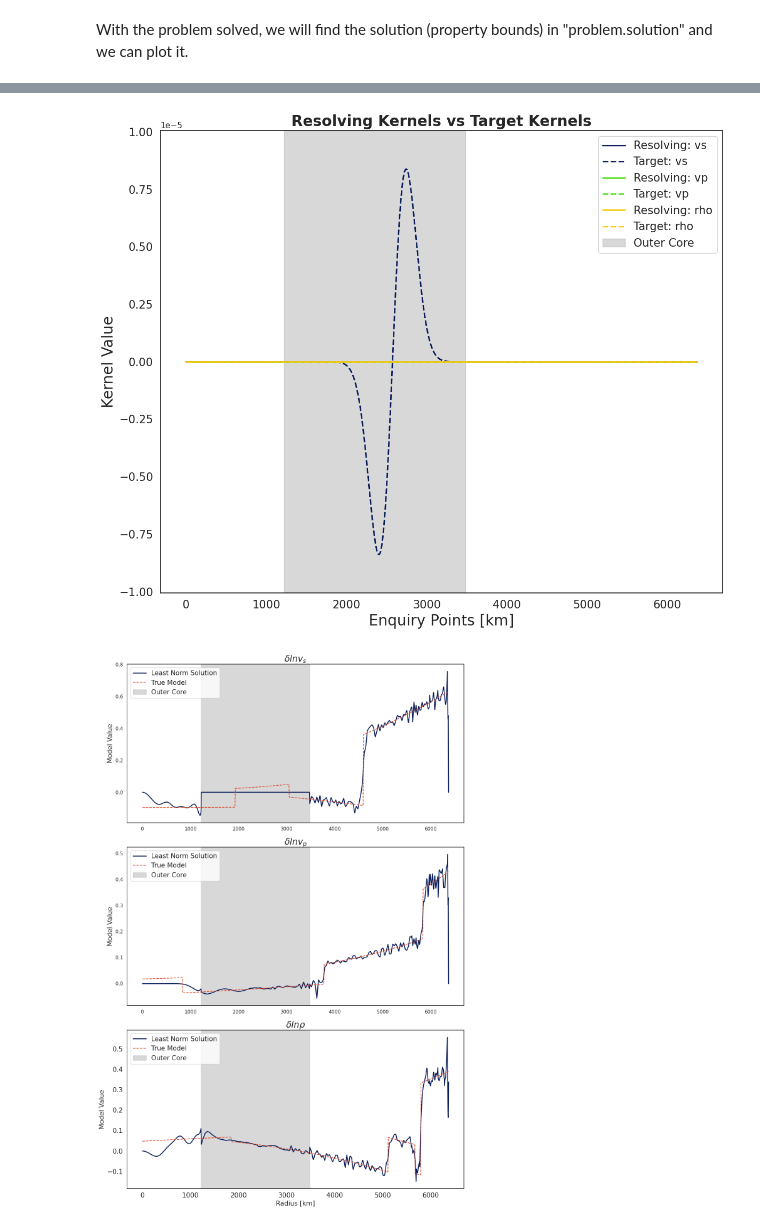
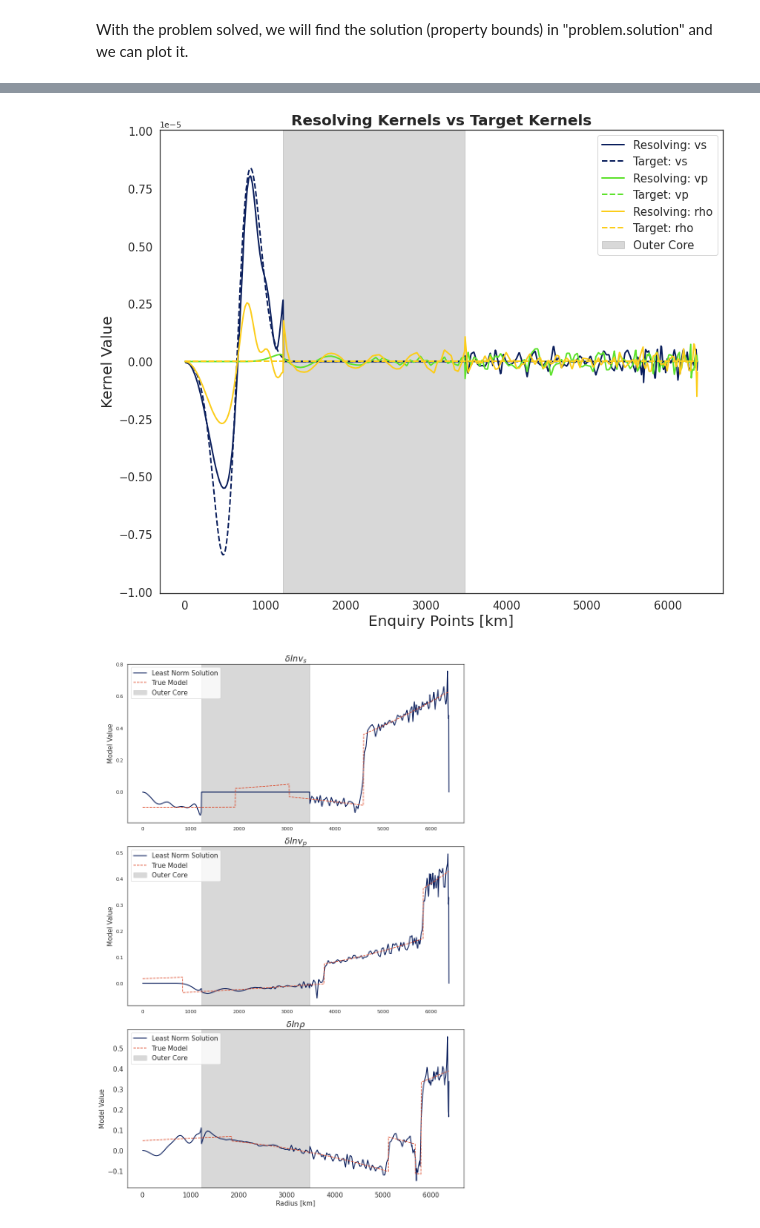
Before and after one commit to Adrian-Mag/SOLA_DLI, a Jupyter notebook: solving_problems.ipynb, the cells around one changed output, grey strips where cells are left out. Saved outputs shown, nothing was run; the diff lists cells and outputs as text; code cells hidden in the pictures.

```diff
--- a/solving_problems.ipynb
+++ b/solving_problems.ipynb
@@ -308,7 +306,7 @@ plt.savefig('Kernels_for_' + param + '.png', bbox_inches='tight', dpi=300)
 # %%
 problem._compute_resolving_kernels()
 # %%
-which_kernel = 40
+which_kernel = 10
 param_color = dict(zip(physical_parameters, [colors[99], '#5ee22d', '#fccd1a']))
 plt.figure(1, figsize=(12,10))
 
@@ -319,34 +317,34 @@ for param, mapping in zip(physical_parameters, problem.A.mappings):
     # Plot resolving kernel
     resolving_kernel_y_values = mapping.kernels[which_kernel].evaluate(EarthDomain.mesh)[1]
     plt.plot(EarthDomain.mesh, resolving_kernel_y_values,
              color=param_color[param], label='Resolving: ' + str(param), linewidth=2)
     all_y_values.extend(resolving_kernel_y_values)
 
     # Plot target kernel
     target_kernel_y_values = targets_dict[param][which_kernel].evaluate(EarthDomain.mesh)[1]
     plt.plot(EarthDomain.mesh, target_kernel_y_values,
              linestyle='dashed', color=param_color[param], label='Target: ' + str(param), linewidth=2)
     all_y_values.extend(target_kernel_y_values)
 
 # Calculate the minimum and maximum y-values from all the plotted data
 y_min = min(all_y_values)*1.2
 y_max = max(all_y_values)*1.2
 
 # Fill between the specified y_min and y_max values
 plt.fill_betweenx([y_min, y_max], 1220, 3480, color='gray', alpha=0.3, label='Outer Core')
 plt.ylim([y_min, y_max])
 plt.title('Resolving Kernels vs Target Kernels', fontsize=20, fontweight='bold')
 plt.xticks(fontsize=15)
 plt.yticks(fontsize=15)
 plt.legend(fontsize=15)
 plt.xlabel('Enquiry Points [km]', fontsize=20)
 plt.ylabel('Kernel Value', fontsize=20)
 plt.tight_layout()
 plt.savefig('new_solution.png', dpi=300, bbox_inches='tight')
 plt.savefig('resolving_kernel_' + str(which_kernel) + '.png', bbox_inches='tight', dpi=300)
 plt.show()
 # %% [output]
-[figure, old version]
+[figure, new version]
 # %%
 problem._compute_least_norm_solution()
 # %%
@@ -369,4 +367,4 @@ plt.tight_layout()  # Adjust layout to prevent clipping of labels
 plt.savefig('new_solution.png', dpi=300, bbox_inches='tight')  # Increase resolution for high-quality output
 plt.show()
 # %% [output]
-[figure, old version]
+[figure, new version]
```
Also changed, not shown: parts of 5 cells of this notebook, 23 other files.
